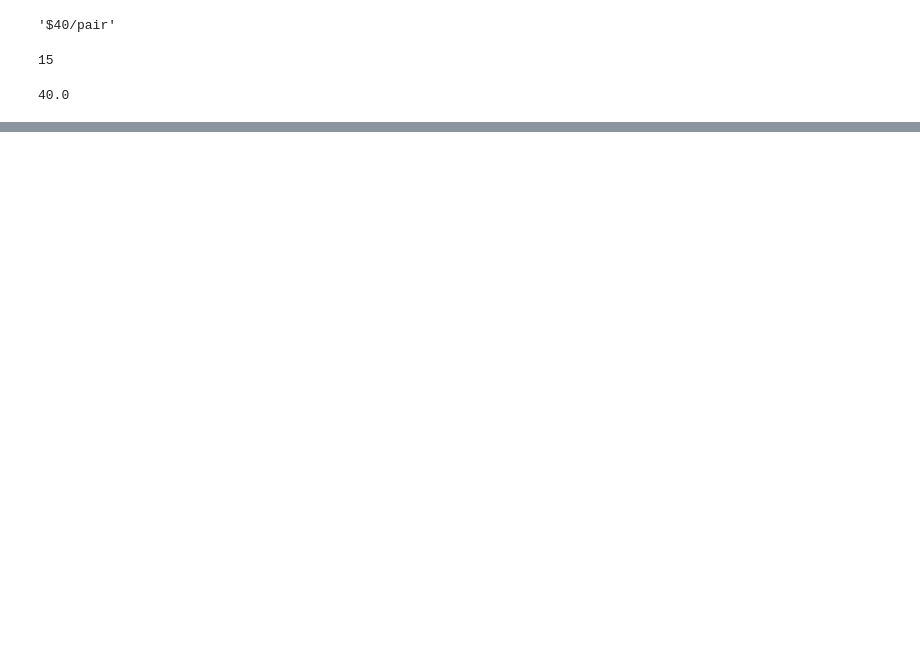
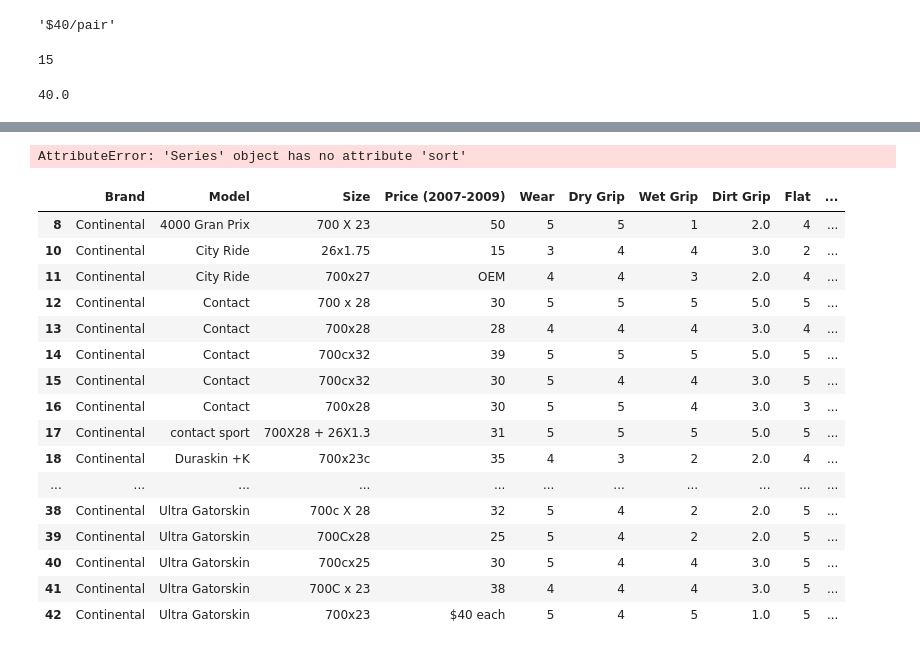
Before and after one commit to sanalps/Tire_Survery_EDA, a Jupyter notebook: BF_street_tire_survey.ipynb, the cells around one changed output, grey strips where cells are left out. Saved outputs shown, nothing was run; the diff lists cells and outputs as text; code cells hidden in the pictures; blank space fills up the shorter version.

```diff
--- a/BF_street_tire_survey.ipynb
+++ b/BF_street_tire_survey.ipynb
@@ -124,0 +170,25 @@ Name: Price (2007-2009), dtype: object
+# %%
+df_surevey['Brand'].value_counts(normalize=True).sort()
+# %% [output]
+AttributeError: 'Series' object has no attribute 'sort'
+# %%
+filt = df_surevey['Brand'] == 'Continental'
+df_surevey.loc[filt]
+# %% [output]
+|  | Brand | Model | Size | Price (2007-2009) | Wear | Dry Grip | Wet Grip | Dirt Grip | Flat | ... |
+| 8 | Continental | 4000 Gran Prix | 700 X 23 | 50 | 5 | 5 | 1 | 2.0 | 4 | ... |
+| 10 | Continental | City Ride | 26x1.75 | 15 | 3 | 4 | 4 | 3.0 | 2 | ... |
+| 11 | Continental | City Ride | 700x27 | OEM | 4 | 4 | 3 | 2.0 | 4 | ... |
+| 12 | Continental | Contact | 700 x 28 | 30 | 5 | 5 | 5 | 5.0 | 5 | ... |
+| 13 | Continental | Contact | 700x28 | 28 | 4 | 4 | 4 | 3.0 | 4 | ... |
+| 14 | Continental | Contact | 700cx32 | 39 | 5 | 5 | 5 | 5.0 | 5 | ... |
+| 15 | Continental | Contact | 700cx32 | 30 | 5 | 4 | 4 | 3.0 | 5 | ... |
+| 16 | Continental | Contact | 700x28 | 30 | 5 | 5 | 4 | 3.0 | 3 | ... |
+| 17 | Continental | contact sport | 700X28 + 26X1.3 | 31 | 5 | 5 | 5 | 5.0 | 5 | ... |
+| 18 | Continental | Duraskin +K | 700x23c | 35 | 4 | 3 | 2 | 2.0 | 4 | ... |
+| ... | ... | ... | ... | ... | ... | ... | ... | ... | ... | ... |
+| 38 | Continental | Ultra Gatorskin | 700c X 28 | 32 | 5 | 4 | 2 | 2.0 | 5 | ... |
+| 39 | Continental | Ultra Gatorskin | 700Cx28 | 25 | 5 | 4 | 2 | 2.0 | 5 | ... |
+| 40 | Continental | Ultra Gatorskin | 700cx25 | 30 | 5 | 4 | 4 | 3.0 | 5 | ... |
+| 41 | Continental | Ultra Gatorskin | 700C x 23 | 38 | 4 | 4 | 4 | 3.0 | 5 | ... |
+| 42 | Continental | Ultra Gatorskin | 700x23 | $40 each | 5 | 4 | 5 | 1.0 | 5 | ... |
```
Also changed, not shown: parts of 27 cells of this notebook, 1 other file.
